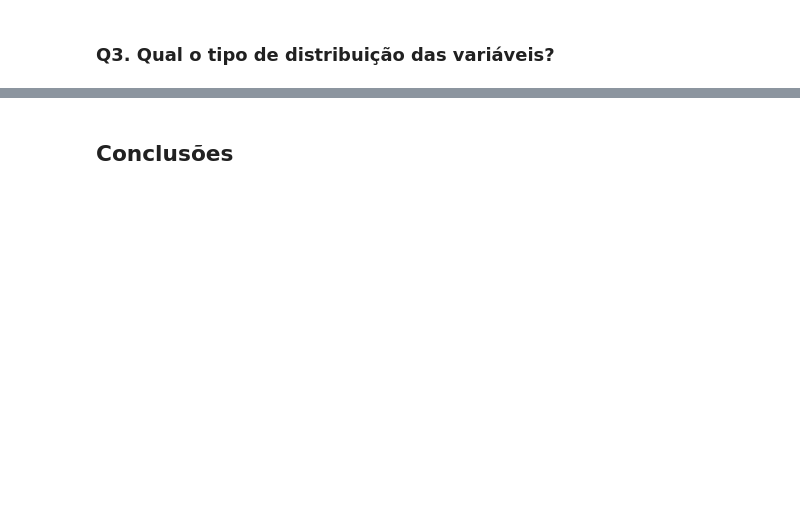
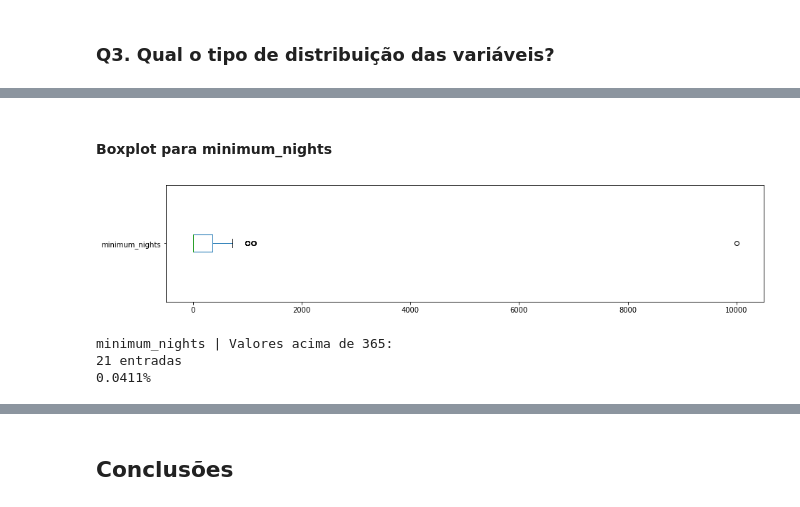
Before and after one commit to Samuel-OR/DataScientist, a Jupyter notebook: Analisando_os_Dados_do_Airbnb.ipynb, the cells around one changed output, grey strips where cells are left out. Cells and saved outputs as stored; diff of their text form; code cells hidden in the pictures; blank space fills up the shorter version.

```diff
--- a/Analisando_os_Dados_do_Airbnb.ipynb
+++ b/Analisando_os_Dados_do_Airbnb.ipynb
@@ -55,0 +155,17 @@ Antes de iniciar qualquer análise, vamos verificar a cara do nosso *dataset*, a
+# %% [markdown]
+#### Boxplot para minimum_nights
+# %%
+# minimum_nights
+df.minimum_nights.plot(kind='box', vert=False, figsize=(15, 3))
+plt.show()
+
+days = 365
+# ver quantidade de valores acima de *** dias para minimum_nights
+print("minimum_nights | Valores acima de {}:".format(days))
+print("{} entradas".format(len(df[df.minimum_nights > days])))
+print("{:.4f}%".format((len(df[df.minimum_nights > days]) / df.shape[0])*100))
+# %% [output]
+[figure, added]
+minimum_nights | Valores acima de 365:
+21 entradas
+0.0411%
```
Also changed, not shown: parts of 27 cells of this notebook.
